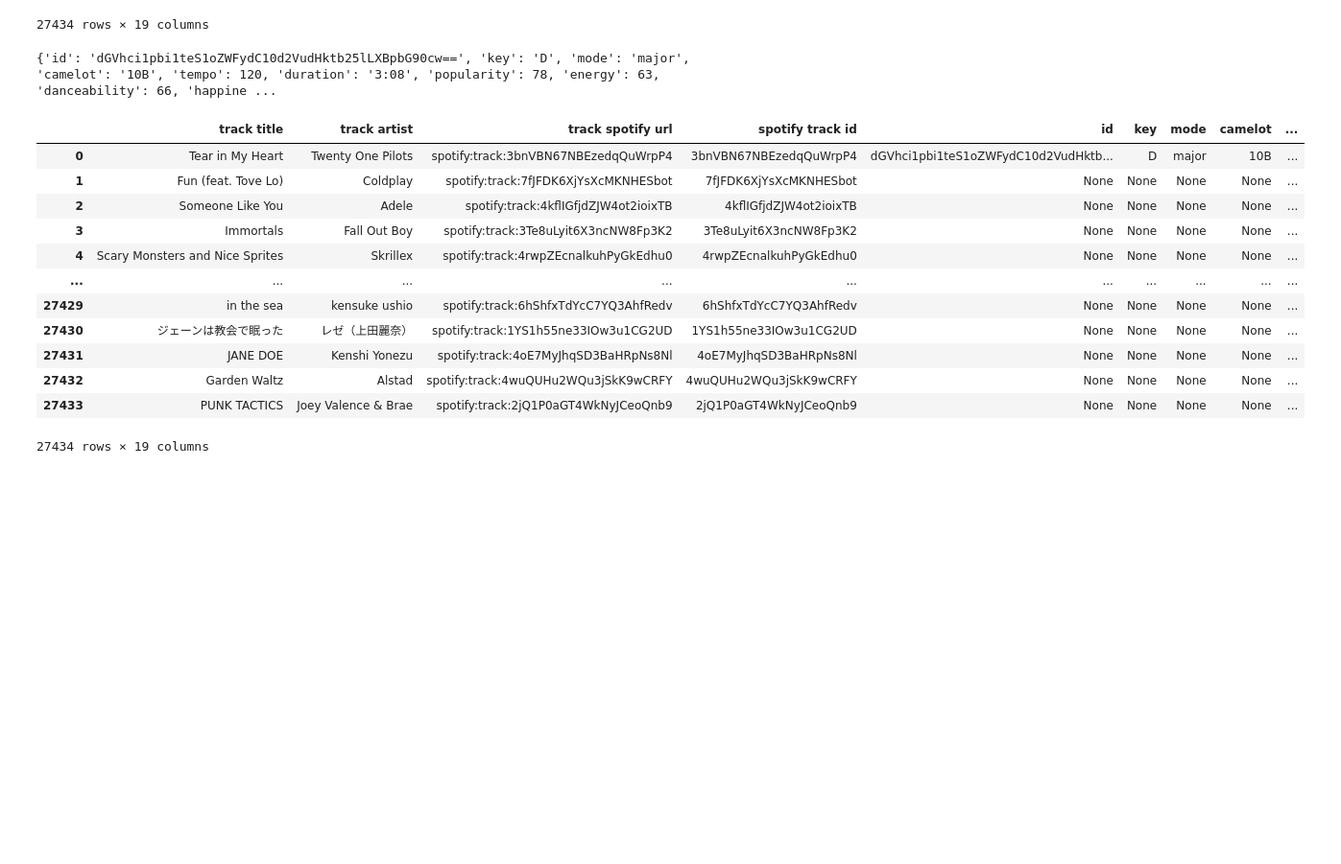
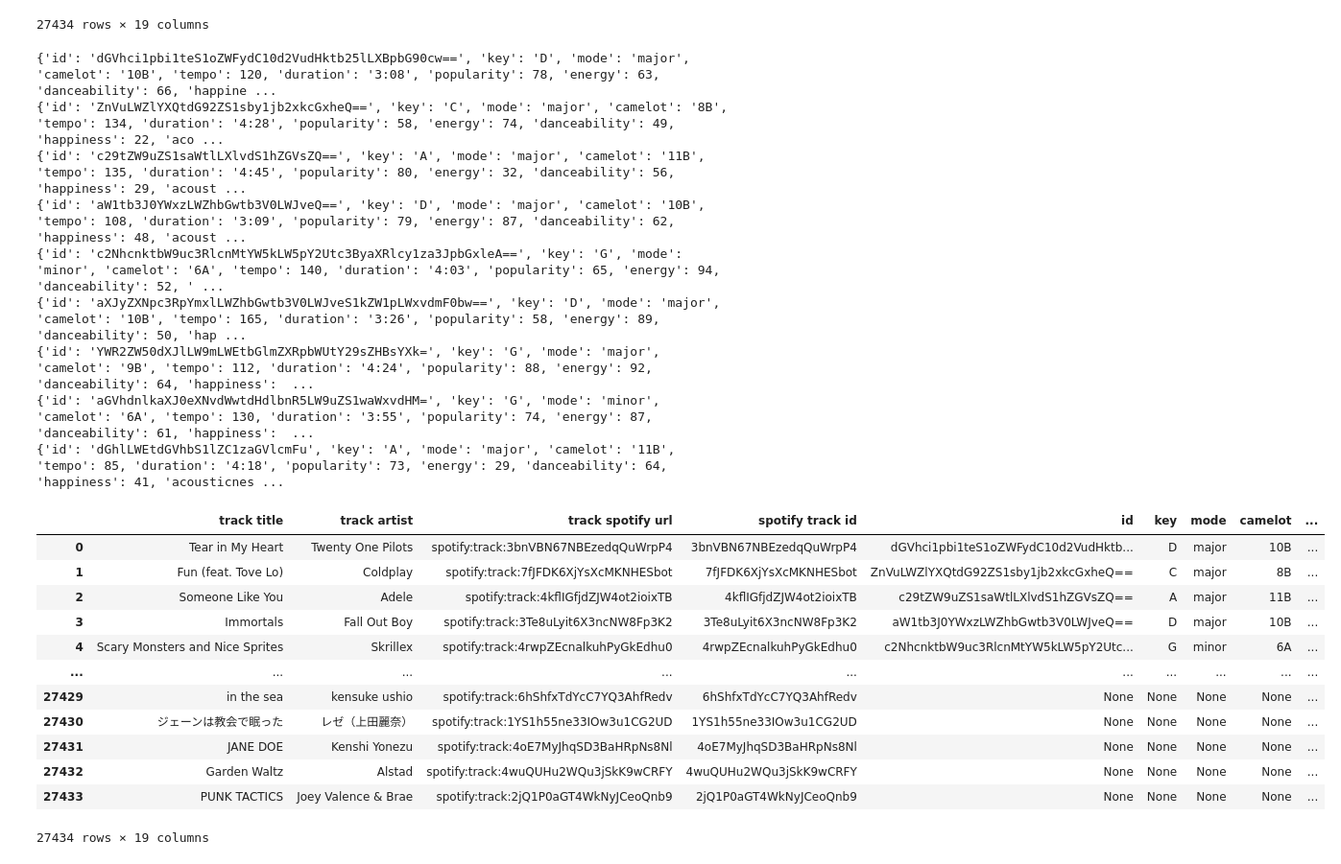
Before and after one commit to stujie/spotify_data_analysis, a Jupyter notebook: 5_data_cleaning.ipynb, the cells around one changed output. Shown at 96% size. Drawn from its saved outputs; the diff is of its cells as text; code cells hidden in the pictures; blank space fills up the shorter version.

```diff
--- a/5_data_cleaning.ipynb
+++ b/5_data_cleaning.ipynb
@@ -295,41 +295,49 @@ load_dotenv()
 
 api_key = os.getenv("RAPIDAPI_KEY")
 
-for i in range(0,9):
+for i in range(0,27434):
     # set spotifyId based on index i
     spotifyId = df2.at[i,'spotify track id']
 
     # configure api request
     url = f"https://track-analysis.p.rapidapi.com/pktx/spotify/{spotifyId}"
     headers = {
         'x-rapidapi-key': api_key,
         'x-rapidapi-host': 'track-analysis.p.rapidapi.com'
     }
 
     # make api call
     result = requests.get(url, headers=headers)
 
     # check for errors
     if result.status_code == 200:
         output = result.json()
         print(output)
     else:
         warning = f"Error {result.status_code}: \n{result.text}"
         print(warning)
 
     # fill in added columns based on output dictionary
     for col in added_columns:
-    df2.at[0,col] = output[col]
+        df2.at[i,col] = output[col]
 
 df2
 # %% [output]
 {'id': 'dGVhci1pbi1teS1oZWFydC10d2VudHktb25lLXBpbG90cw==', 'key': 'D', 'mode': 'major', 'camelot': '10B', 'tempo': 120, 'duration': '3:08', 'popularity': 78, 'energy': 63, 'danceability': 66, 'happine ...
+{'id': 'ZnVuLWZlYXQtdG92ZS1sby1jb2xkcGxheQ==', 'key': 'C', 'mode': 'major', 'camelot': '8B', 'tempo': 134, 'duration': '4:28', 'popularity': 58, 'energy': 74, 'danceability': 49, 'happiness': 22, 'aco ...
+{'id': 'c29tZW9uZS1saWtlLXlvdS1hZGVsZQ==', 'key': 'A', 'mode': 'major', 'camelot': '11B', 'tempo': 135, 'duration': '4:45', 'popularity': 80, 'energy': 32, 'danceability': 56, 'happiness': 29, 'acoust ...
+{'id': 'aW1tb3J0YWxzLWZhbGwtb3V0LWJveQ==', 'key': 'D', 'mode': 'major', 'camelot': '10B', 'tempo': 108, 'duration': '3:09', 'popularity': 79, 'energy': 87, 'danceability': 62, 'happiness': 48, 'acoust ...
+{'id': 'c2NhcnktbW9uc3RlcnMtYW5kLW5pY2Utc3ByaXRlcy1za3JpbGxleA==', 'key': 'G', 'mode': 'minor', 'camelot': '6A', 'tempo': 140, 'duration': '4:03', 'popularity': 65, 'energy': 94, 'danceability': 52, ' ...
+{'id': 'aXJyZXNpc3RpYmxlLWZhbGwtb3V0LWJveS1kZW1pLWxvdmF0bw==', 'key': 'D', 'mode': 'major', 'camelot': '10B', 'tempo': 165, 'duration': '3:26', 'popularity': 58, 'energy': 89, 'danceability': 50, 'hap ...
+{'id': 'YWR2ZW50dXJlLW9mLWEtbGlmZXRpbWUtY29sZHBsYXk=', 'key': 'G', 'mode': 'major', 'camelot': '9B', 'tempo': 112, 'duration': '4:24', 'popularity': 88, 'energy': 92, 'danceability': 64, 'happiness':  ...
+{'id': 'aGVhdnlkaXJ0eXNvdWwtdHdlbnR5LW9uZS1waWxvdHM=', 'key': 'G', 'mode': 'minor', 'camelot': '6A', 'tempo': 130, 'duration': '3:55', 'popularity': 74, 'energy': 87, 'danceability': 61, 'happiness':  ...
+{'id': 'dGhlLWEtdGVhbS1lZC1zaGVlcmFu', 'key': 'A', 'mode': 'major', 'camelot': '11B', 'tempo': 85, 'duration': '4:18', 'popularity': 73, 'energy': 29, 'danceability': 64, 'happiness': 41, 'acousticnes ...
 |  | track title | track artist | track spotify url | spotify track id | id | key | mode | camelot | ... |
 | 0 | Tear in My Heart | Twenty One Pilots | spotify:track:3bnVBN67NBEzedqQuWrpP4 | 3bnVBN67NBEzedqQuWrpP4 | dGVhci1pbi1teS1oZWFydC10d2VudHktb... | D | major | 10B | ... |
-| 1 | Fun (feat. Tove Lo) | Coldplay | spotify:track:7fJFDK6XjYsXcMKNHESbot | 7fJFDK6XjYsXcMKNHESbot | None | None | None | None | ... |
-| 2 | Someone Like You | Adele | spotify:track:4kflIGfjdZJW4ot2ioixTB | 4kflIGfjdZJW4ot2ioixTB | None | None | None | None | ... |
-| 3 | Immortals | Fall Out Boy | spotify:track:3Te8uLyit6X3ncNW8Fp3K2 | 3Te8uLyit6X3ncNW8Fp3K2 | None | None | None | None | ... |
-| 4 | Scary Monsters and Nice Sprites | Skrillex | spotify:track:4rwpZEcnalkuhPyGkEdhu0 | 4rwpZEcnalkuhPyGkEdhu0 | None | None | None | None | ... |
+| 1 | Fun (feat. Tove Lo) | Coldplay | spotify:track:7fJFDK6XjYsXcMKNHESbot | 7fJFDK6XjYsXcMKNHESbot | ZnVuLWZlYXQtdG92ZS1sby1jb2xkcGxheQ== | C | major | 8B | ... |
+| 2 | Someone Like You | Adele | spotify:track:4kflIGfjdZJW4ot2ioixTB | 4kflIGfjdZJW4ot2ioixTB | c29tZW9uZS1saWtlLXlvdS1hZGVsZQ== | A | major | 11B | ... |
+| 3 | Immortals | Fall Out Boy | spotify:track:3Te8uLyit6X3ncNW8Fp3K2 | 3Te8uLyit6X3ncNW8Fp3K2 | aW1tb3J0YWxzLWZhbGwtb3V0LWJveQ== | D | major | 10B | ... |
+| 4 | Scary Monsters and Nice Sprites | Skrillex | spotify:track:4rwpZEcnalkuhPyGkEdhu0 | 4rwpZEcnalkuhPyGkEdhu0 | c2NhcnktbW9uc3RlcnMtYW5kLW5pY2Utc... | G | minor | 6A | ... |
 | ... | ... | ... | ... | ... | ... | ... | ... | ... | ... |
 | 27429 | in the sea | kensuke ushio | spotify:track:6hShfxTdYcC7YQ3AhfRedv | 6hShfxTdYcC7YQ3AhfRedv | None | None | None | None | ... |
 | 27430 | ジェーンは教会で眠った | レゼ（上田麗奈） | spotify:track:1YS1h55ne33IOw3u1CG2UD | 1YS1h55ne33IOw3u1CG2UD | None | None | None | None | ... |
```
Also changed, not shown: parts of 1 cell of this notebook.
